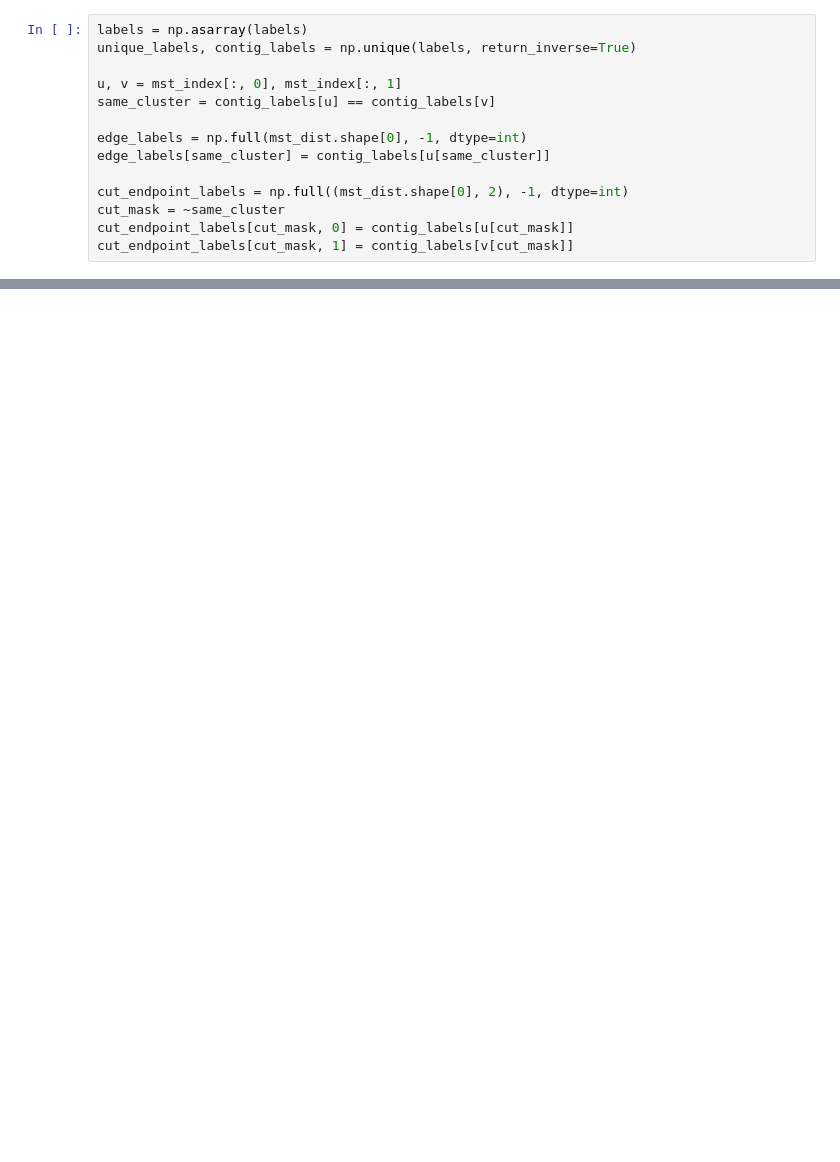
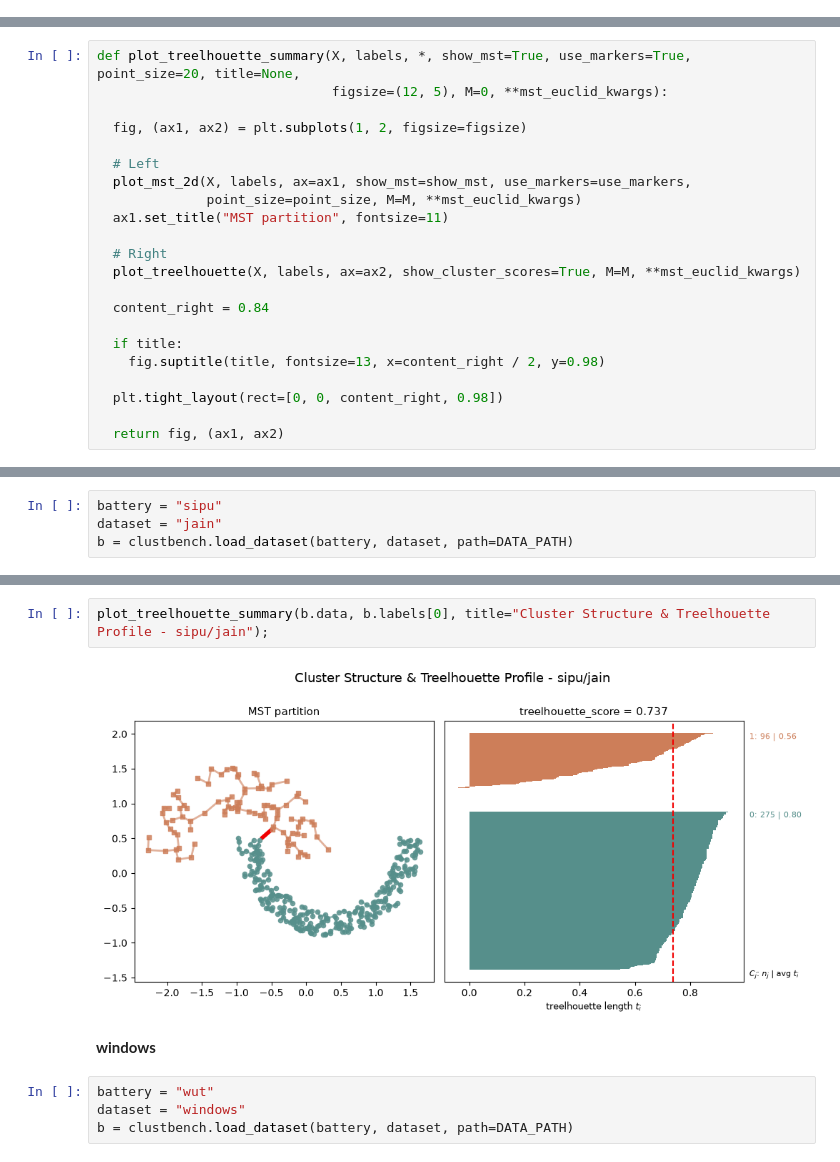
Before and after one commit to kwiatkowskaa/mstcvi, a Jupyter notebook: experiments/notebooks/01_start.ipynb, the cells around one changed output, grey strips where cells are left out. Drawn from its saved outputs; the diff is of its cells as text; blank space fills up the shorter version.

Commit message:
examples from presentation and plotting module

```diff
--- a/experiments/notebooks/01_start.ipynb
+++ b/experiments/notebooks/01_start.ipynb
@@ -43,14 +0,0 @@ mst_index -- kształt (6, 2)
-# %%
-labels = np.asarray(labels)
-unique_labels, contig_labels = np.unique(labels, return_inverse=True)
-
-u, v = mst_index[:, 0], mst_index[:, 1]
-same_cluster = contig_labels[u] == contig_labels[v]
-
-edge_labels = np.full(mst_dist.shape[0], -1, dtype=int)
-edge_labels[same_cluster] = contig_labels[u[same_cluster]]
-
-cut_endpoint_labels = np.full((mst_dist.shape[0], 2), -1, dtype=int)
-cut_mask = ~same_cluster
-cut_endpoint_labels[cut_mask, 0] = contig_labels[u[cut_mask]]
-cut_endpoint_labels[cut_mask, 1] = contig_labels[v[cut_mask]]
@@ -152,0 +16,22 @@ wut z3 (1000, 2) 1
+# %%
+def plot_treelhouette_summary(X, labels, *, show_mst=True, use_markers=True, point_size=20, title=None,
+                              figsize=(12, 5), M=0, **mst_euclid_kwargs):
+
+  fig, (ax1, ax2) = plt.subplots(1, 2, figsize=figsize)
+
+  # Left
+  plot_mst_2d(X, labels, ax=ax1, show_mst=show_mst, use_markers=use_markers,
+              point_size=point_size, M=M, **mst_euclid_kwargs)
+  ax1.set_title("MST partition", fontsize=11)
+
+  # Right
+  plot_treelhouette(X, labels, ax=ax2, show_cluster_scores=True, M=M, **mst_euclid_kwargs)
+
+  content_right = 0.84
+
+  if title:
+    fig.suptitle(title, fontsize=13, x=content_right / 2, y=0.98)
+
+  plt.tight_layout(rect=[0, 0, content_right, 0.98])
+
+  return fig, (ax1, ax2)
@@ -152,0 +42,4 @@ wut z3 (1000, 2) 1
+# %%
+battery = "sipu"
+dataset = "jain"
+b = clustbench.load_dataset(battery, dataset, path=DATA_PATH)
@@ -152,0 +55,10 @@ wut z3 (1000, 2) 1
+# %%
+plot_treelhouette_summary(b.data, b.labels[0], title="Cluster Structure & Treelhouette Profile - sipu/jain");
+# %% [output]
+[figure, added]
+# %% [markdown]
+**windows**
+# %%
+battery = "wut"
+dataset = "windows"
+b = clustbench.load_dataset(battery, dataset, path=DATA_PATH)
```
Also changed, not shown: parts of 19 cells of this notebook, 4 other files.
